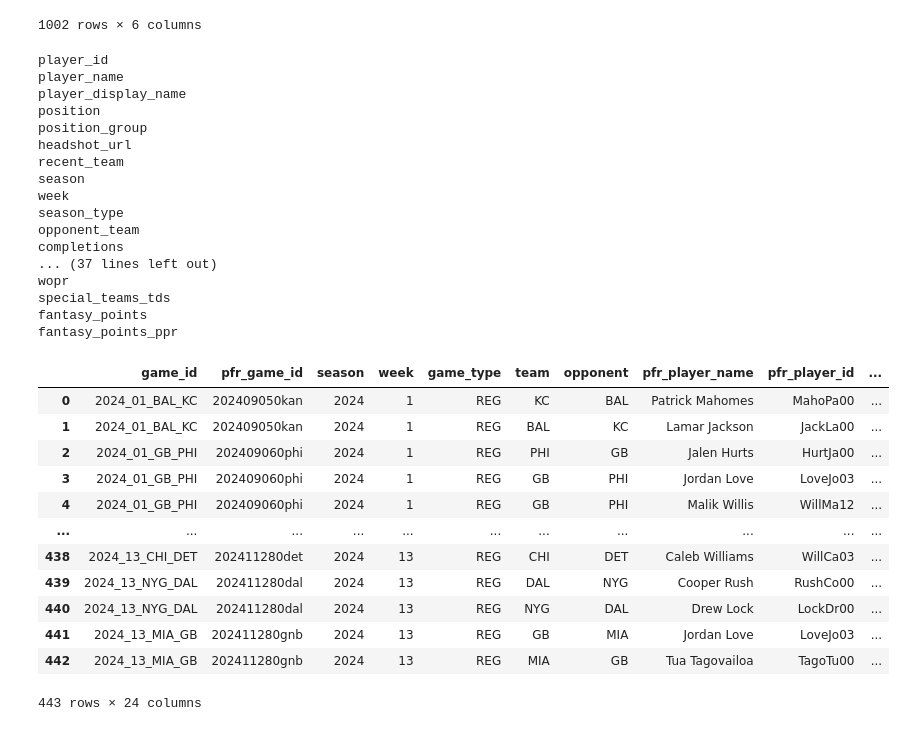
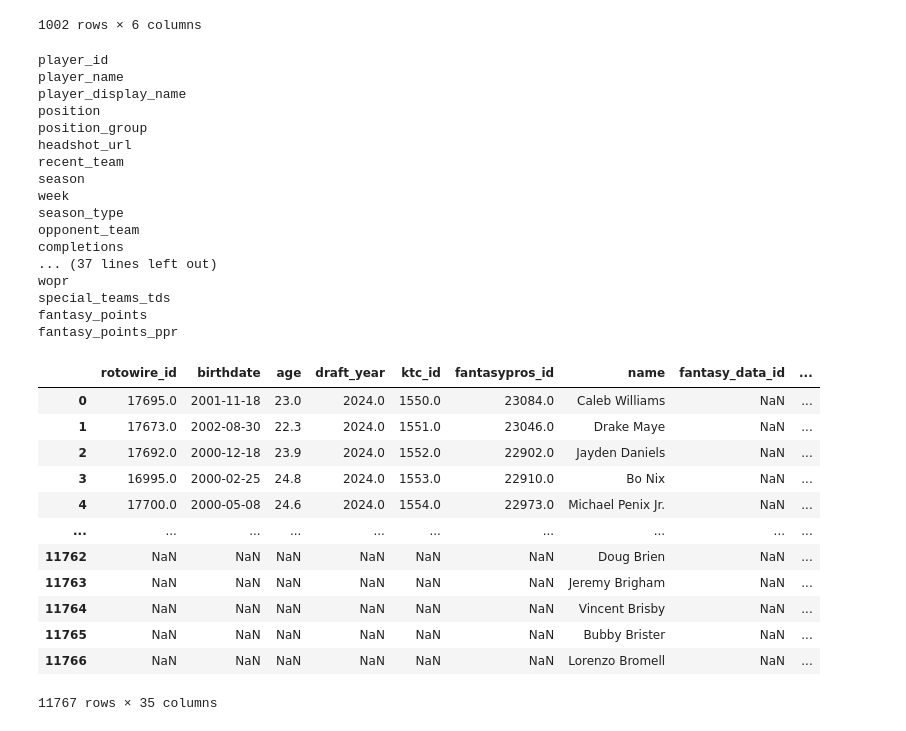
Before and after one commit to itsGarrin/fantasy-football-assistant, a Jupyter notebook: notebooks/scrape_ff_rank.ipynb, the cells around one changed output. Saved outputs shown, nothing was run; the diff lists cells and outputs as text; code cells hidden in the pictures.

```diff
--- a/notebooks/scrape_ff_rank.ipynb
+++ b/notebooks/scrape_ff_rank.ipynb
@@ -178,37 +188,37 @@ pd.read_parquet('parquet/WDIS_WR_qa_pairs.parquet')
 # %%
 for col in nfl.see_weekly_cols():
     print(col)
 
 
-nfl.import_weekly_pfr("pass", [2024])
+nfl.import_ids()
 # %% [output]
 player_id
 player_name
 player_display_name
 position
 position_group
 headshot_url
 recent_team
 season
 week
 season_type
 opponent_team
 completions
 ... (37 lines left out)
 wopr
 special_teams_tds
 fantasy_points
 fantasy_points_ppr
-|  | game_id | pfr_game_id | season | week | game_type | team | opponent | pfr_player_name | pfr_player_id | ... |
-| 0 | 2024_01_BAL_KC | 202409050kan | 2024 | 1 | REG | KC | BAL | Patrick Mahomes | MahoPa00 | ... |
-| 1 | 2024_01_BAL_KC | 202409050kan | 2024 | 1 | REG | BAL | KC | Lamar Jackson | JackLa00 | ... |
-| 2 | 2024_01_GB_PHI | 202409060phi | 2024 | 1 | REG | PHI | GB | Jalen Hurts | HurtJa00 | ... |
-| 3 | 2024_01_GB_PHI | 202409060phi | 2024 | 1 | REG | GB | PHI | Jordan Love | LoveJo03 | ... |
-| 4 | 2024_01_GB_PHI | 202409060phi | 2024 | 1 | REG | GB | PHI | Malik Willis | WillMa12 | ... |
-| ... | ... | ... | ... | ... | ... | ... | ... | ... | ... | ... |
-| 438 | 2024_13_CHI_DET | 202411280det | 2024 | 13 | REG | CHI | DET | Caleb Williams | WillCa03 | ... |
-| 439 | 2024_13_NYG_DAL | 202411280dal | 2024 | 13 | REG | DAL | NYG | Cooper Rush | RushCo00 | ... |
-| 440 | 2024_13_NYG_DAL | 202411280dal | 2024 | 13 | REG | NYG | DAL | Drew Lock | LockDr00 | ... |
-| 441 | 2024_13_MIA_GB | 202411280gnb | 2024 | 13 | REG | GB | MIA | Jordan Love | LoveJo03 | ... |
-| 442 | 2024_13_MIA_GB | 202411280gnb | 2024 | 13 | REG | MIA | GB | Tua Tagovailoa | TagoTu00 | ... |
+|  | rotowire_id | birthdate | age | draft_year | ktc_id | fantasypros_id | name | fantasy_data_id | ... |
+| 0 | 17695.0 | 2001-11-18 | 23.0 | 2024.0 | 1550.0 | 23084.0 | Caleb Williams | NaN | ... |
+| 1 | 17673.0 | 2002-08-30 | 22.3 | 2024.0 | 1551.0 | 23046.0 | Drake Maye | NaN | ... |
+| 2 | 17692.0 | 2000-12-18 | 23.9 | 2024.0 | 1552.0 | 22902.0 | Jayden Daniels | NaN | ... |
+| 3 | 16995.0 | 2000-02-25 | 24.8 | 2024.0 | 1553.0 | 22910.0 | Bo Nix | NaN | ... |
+| 4 | 17700.0 | 2000-05-08 | 24.6 | 2024.0 | 1554.0 | 22973.0 | Michael Penix Jr. | NaN | ... |
+| ... | ... | ... | ... | ... | ... | ... | ... | ... | ... |
+| 11762 | NaN | NaN | NaN | NaN | NaN | NaN | Doug Brien | NaN | ... |
+| 11763 | NaN | NaN | NaN | NaN | NaN | NaN | Jeremy Brigham | NaN | ... |
+| 11764 | NaN | NaN | NaN | NaN | NaN | NaN | Vincent Brisby | NaN | ... |
+| 11765 | NaN | NaN | NaN | NaN | NaN | NaN | Bubby Brister | NaN | ... |
+| 11766 | NaN | NaN | NaN | NaN | NaN | NaN | Lorenzo Bromell | NaN | ... |
-443 rows × 24 columns
+11767 rows × 35 columns
```
Also changed, not shown: parts of 6 cells of this notebook, 3 other files.
